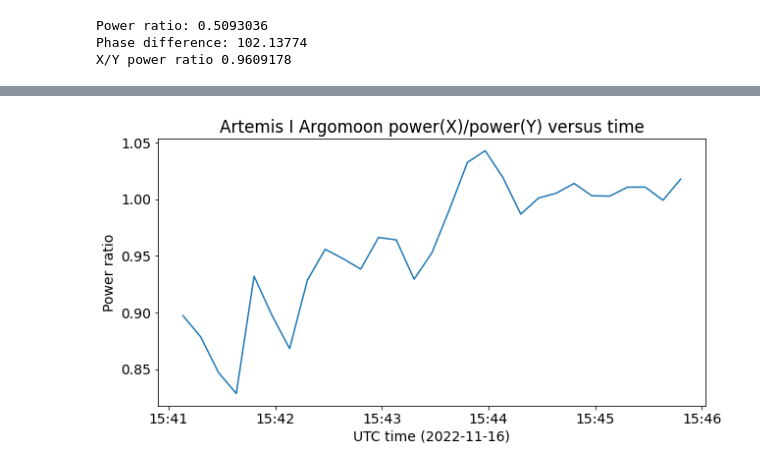
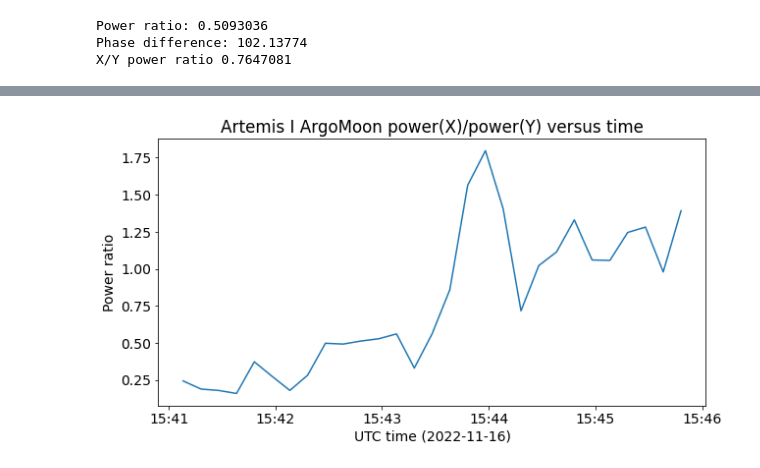
Before and after one commit to daniestevez/ata_notebooks, a Jupyter notebook: Artemis_1/Artemis I waterfalls.ipynb, the cells around one changed output, grey strips where cells are left out. Saved outputs shown, nothing was run; the diff lists cells and outputs as text; code cells hidden in the pictures.

```diff
--- a/Artemis_1/Artemis I waterfalls.ipynb
+++ b/Artemis_1/Artemis I waterfalls.ipynb
@@ -83,7 +83,7 @@ def process(basename, antenna=0, dec=100000, fs=10.24, f_lo=2216.5, spacecraft='
     print('Phase difference:', np.rad2deg(theta))
 
     if elliptical:
-        pwr_ratio = np.average(x[:, fsel], axis=1)/np.average(y[:, fsel], axis=1)
+        pwr_ratio = (np.average(x[:, fsel], axis=1) - 1.0)/(np.average(y[:, fsel], axis=1) - 1.0)
         plt.figure()
         plt.title(f'Artemis I {spacecraft} power({chanx})/power({chany}) versus time')
         plt.xlabel('Time (s)' if start_time is None
@@ -247,13 +247,13 @@ X/Y power ratio 0.92023134
 # %%
-process('Argomoon_2022-11-16T15:40:56.925090', spacecraft='Argomoon',
+process('Argomoon_2022-11-16T15:40:56.925090', spacecraft='ArgoMoon',
         dec=18750, f_lo=8475, fs=1.92, fsel=slice(489, 492),
         start_time=np.datetime64('2022-11-16T15:41:08.138'))
 # %% [output]
 Power ratio: 0.5093036
 Phase difference: 102.13774
-X/Y power ratio 0.9609178
+X/Y power ratio 0.7647081
 [figure]
 [figure]
 [figure]
 [figure]
-[figure, old version]
+[figure, new version]
```
Also changed, not shown: parts of 9 cells of this notebook.
